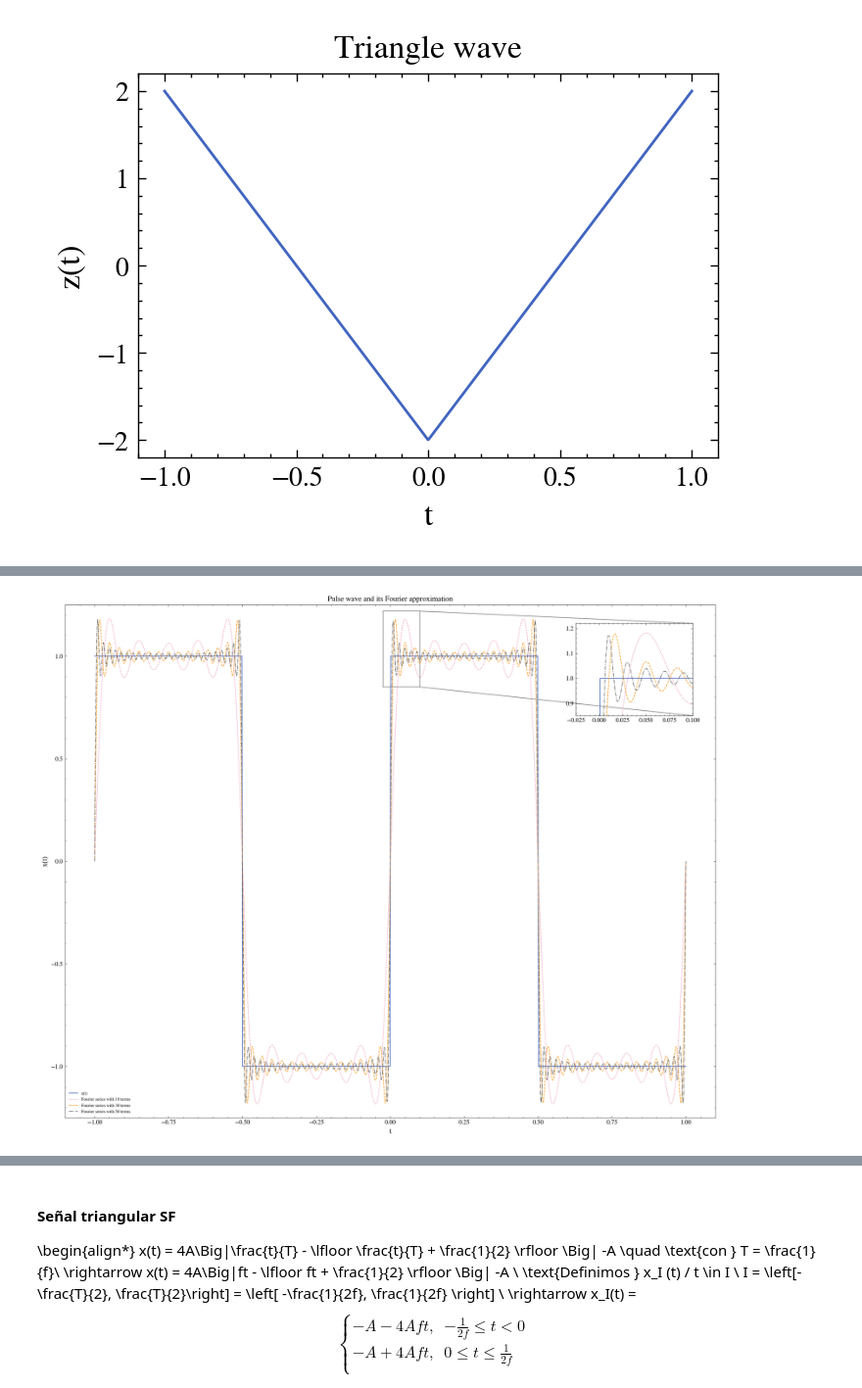
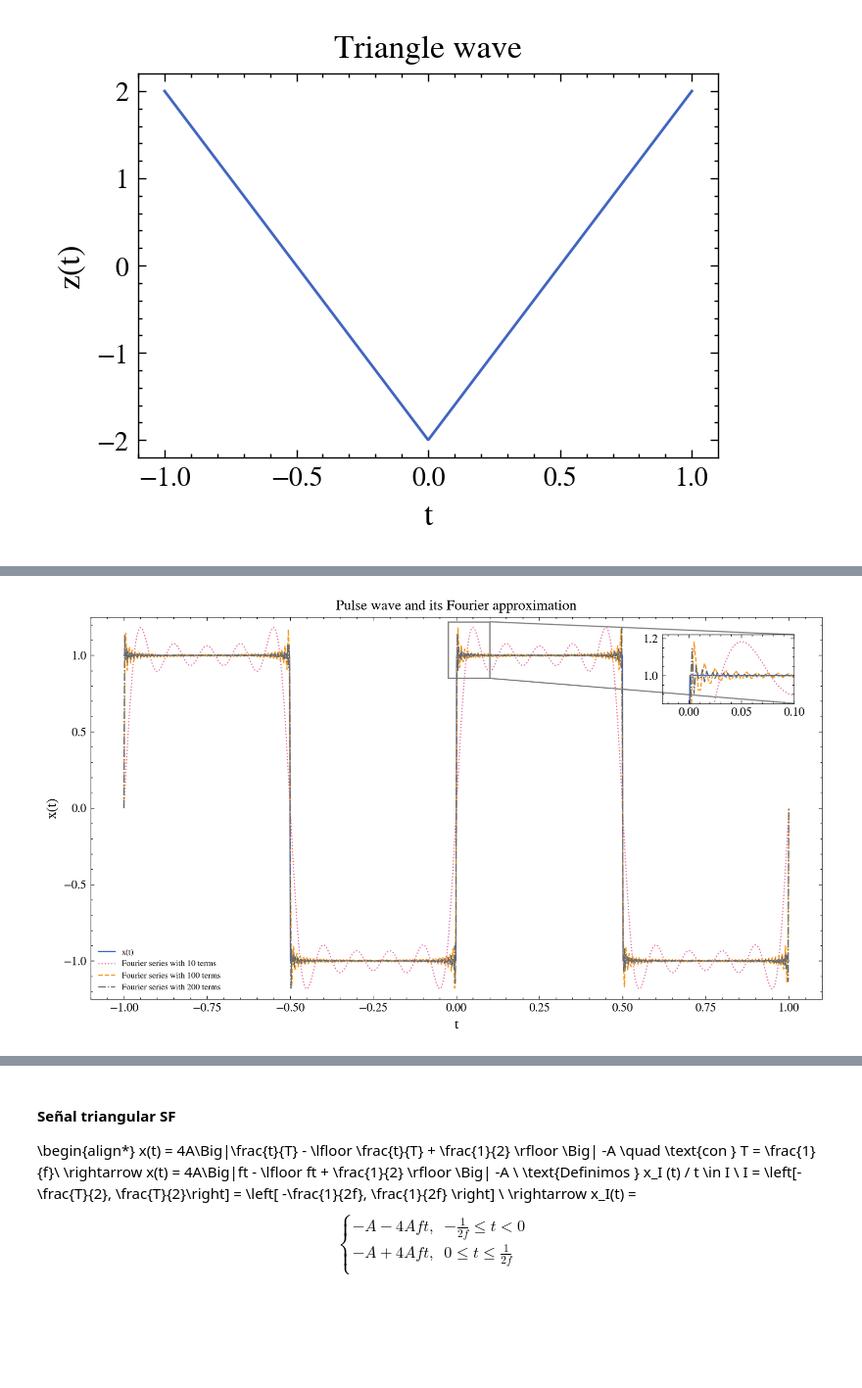
Before and after one commit to ignaschuemer7/TP1-AM3, a Jupyter notebook: better_caul_saul.ipynb, the cells around one changed output, grey strips where cells are left out. Shown: that part at 98% size. Drawn from its saved outputs; the diff is of its cells as text; code cells hidden in the pictures; blank space fills up the shorter version.

```diff
--- a/better_caul_saul.ipynb
+++ b/better_caul_saul.ipynb
@@ -11,13 +11,16 @@ A = 2
 F = 0.5
 
 # Pulse wave
-x = lambda t: A * np.sign(np.sin(2 * np.pi * F * t))
+def pulse_train():
+    return lambda t: A * np.sign(np.sin(2 * np.pi * F * t))
 
 # Sawtooth wave
-y = lambda t: A * (t * F - np.floor(0.5 + t * F))
+def sawtooth():
+    return lambda t: A * (t * F - np.floor(0.5 + t * F))
 
 #triangle wave
-z = lambda t: 4*A*abs((t*F - np.floor(0.5 + t*F)))-A
+def triangle():
+    return lambda t: 4*A*abs((t*F - np.floor(0.5 + t*F)))-A
 # %%
 # Plot pulse wave
 
@@ -44,6 +49,7 @@ plt.show()
 # Plot triangle wave
 
 t = np.linspace(-1, 1, 1000)
+z = triangle()
 plt.plot(t, z(t))
 plt.xlabel('t')
 plt.ylabel('z(t)')
@@ -79,7 +85,7 @@ def expFourierSeries(cn: callable, c0: float, T: float, N: int) -> callable:
         return c0 + sum(cn(n) * np.exp(2 * np.pi * 1j * n * t / T) for n in range(-N, N + 1) if n != 0)
     return f
 
-def CuadraticMeanError(f: callable, g: callable, t: np.ndarray) -> float:
+def CuadraticMeanError(f: callable, g: callable, t: np.ndarray, discontinuities: np.ndarray = np.array([])) -> float:
     """
     Returns the cuadratic mean error between f and g in the interval t.
     :param f: function
@@ -101,7 +107,7 @@ def amountArmonics(f: callable, an: callable, bn: callable, a0: float, T: float,
         N += 1
     return N
 # %%
-def make_pulse_train():
+def sf_pulse_train():
     """
     Returns the pulse train armoinc coefficients.
     """
@@ -110,7 +116,7 @@ def make_pulse_train():
     bn = lambda n: -2 * (A / (np.pi * n)) * (np.cos(np.pi * n) - 1)
     return a0, an, bn
 
-def make_sawtooth():
+def sf_sawtooth():
     """
     Returns the sawtooth armoinc coefficients.
     """
@@ -119,7 +125,7 @@ def make_sawtooth():
     bn = lambda n: -A * np.cos(np.pi * n) / (np.pi * n)
     return a0, an, bn
 
-def make_triangle_wave():
+def sf_triangle_wave():
     """
     Returns the triangle wave armoinc coefficients.
     """
@@ -284,13 +331,14 @@ N = 100
 t = np.linspace(-1, 1, 1000)
 
 # Crear la figura y los ejes para el gráfico principal y el gráfico de zoom
-fig, ax = plt.subplots()#figsize=(20, 12))
+fig, ax = plt.subplots(figsize=(9, 5))
 
 # Plotea la función normal y las aproximaciones en el gráfico principal
+armonics = [10, 100, 200]
 ax.plot(t, x(t), label='x(t)')
-ax.plot(t, trigFourierSeries(an, bn, a0, T, 10)(t), label='Fourier series with 10 terms')
-ax.plot(t, trigFourierSeries(an, bn, a0, T, 30)(t), label='Fourier series with 30 terms')
-ax.plot(t, trigFourierSeries(an, bn, a0, T, 50)(t), label='Fourier series with 50 terms')
+ax.plot(t, trigFourierSeries(an, bn, a0, T, armonics[0])(t), label=f'Fourier series with {armonics[0]} terms')
+ax.plot(t, trigFourierSeries(an, bn, a0, T, armonics[1])(t), label=f'Fourier series with {armonics[1]} terms')
+ax.plot(t, trigFourierSeries(an, bn, a0, T, armonics[2])(t), label=f'Fourier series with {armonics[2]} terms')
 
 # Configurar etiquetas y leyendas en el gráfico principal
 ax.set_xlabel('t')
@@ -299,34 +347,34 @@ ax.set_title('Pulse wave and its Fourier approximation')
 ax.legend(loc='lower left', fontsize="7")
 
 # Establecer los límites originales en el gráfico principal
 original_xlim = ax.get_xlim()
 original_ylim = ax.get_ylim()
 
 # # Dibujar el rectángulo de zoom en el gráfico principal
 # zoom_start = -0.025
 # zoom_end = 0.1
 # rect = Rectangle((zoom_start, 0.85), zoom_end - zoom_start, 1.22, fill=None, color='gray', alpha=0.5)
 # ax.add_patch(rect)
 
 # Establecer los límites en el gráfico principal para mostrar el rectángulo
 ax.set_xlim(original_xlim)
 ax.set_ylim((-1.25, 1.25))
 
 # Crear un eje de zoom (sub-gráfico) en el mismo figure
 axins = inset_axes(ax, width="20%", height="20%", loc='upper right', bbox_to_anchor=(0.07, 0.07, 0.9, 0.9), bbox_transform=ax.transAxes)
 axins.plot(t, x(t))
-axins.plot(t, trigFourierSeries(an, bn, a0, T, 10)(t))
-axins.plot(t, trigFourierSeries(an, bn, a0, T, 30)(t))
-axins.plot(t, trigFourierSeries(an, bn, a0, T, 50)(t))
+axins.plot(t, trigFourierSeries(an, bn, a0, T, armonics[0])(t))
+axins.plot(t, trigFourierSeries(an, bn, a0, T, armonics[1])(t))
+axins.plot(t, trigFourierSeries(an, bn, a0, T, armonics[2])(t))
 
 # Establecer los límites en el gráfico de zoom
 axins.set_xlim(-0.025, 0.1)
 axins.set_ylim(0.85, 1.22)
 
 # Dibujar un rectángulo en el gráfico principal para indicar el área de zoom
 mark_inset(ax, axins, loc1=1, loc2=4, fc="none", ec="0.5")
 
 # Mostrar la figura completa
 plt.savefig('pulse_wave_fourier_series.pdf', format='pdf', bbox_inches='tight')
 # %% [output]
-[figure, old version]
+[figure, new version]
```
Also changed, not shown: parts of 9 cells of this notebook, 1 other file.
